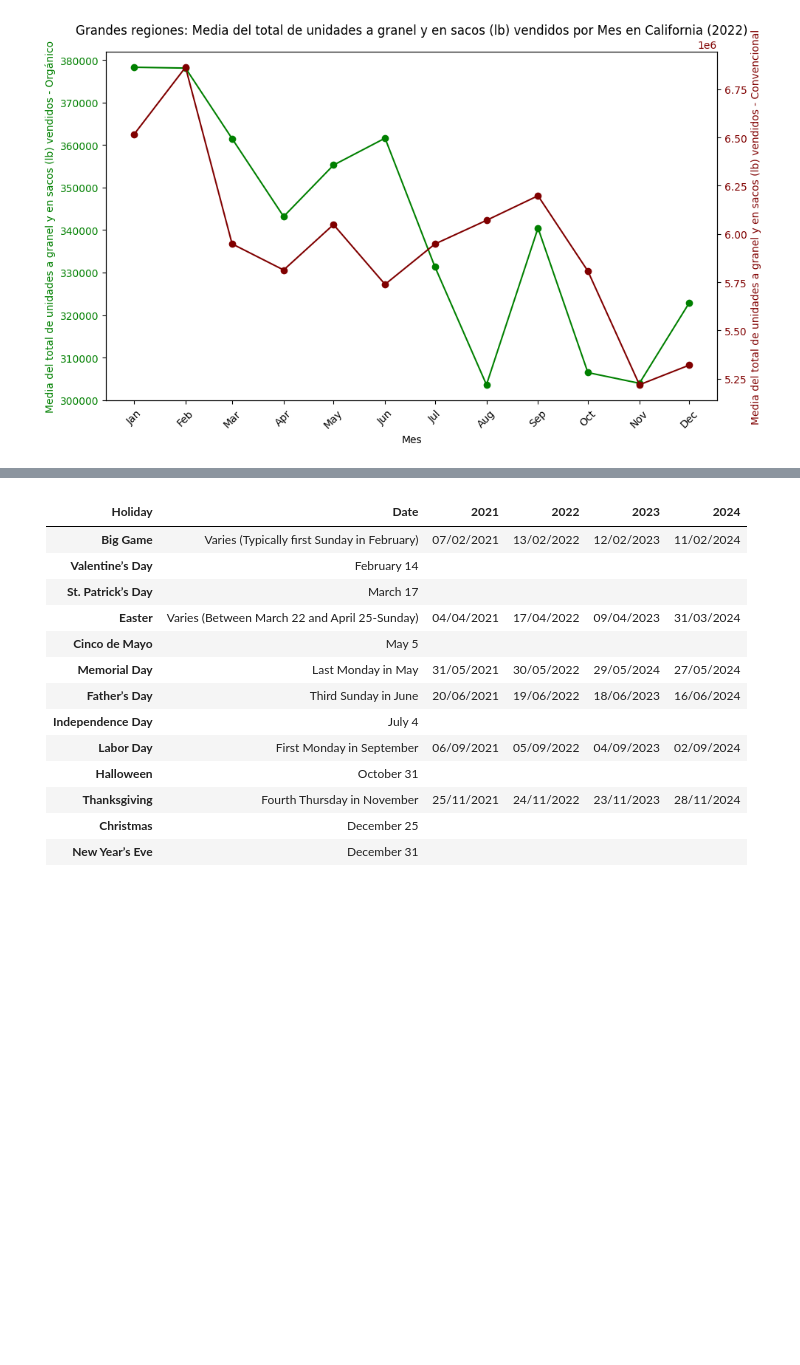
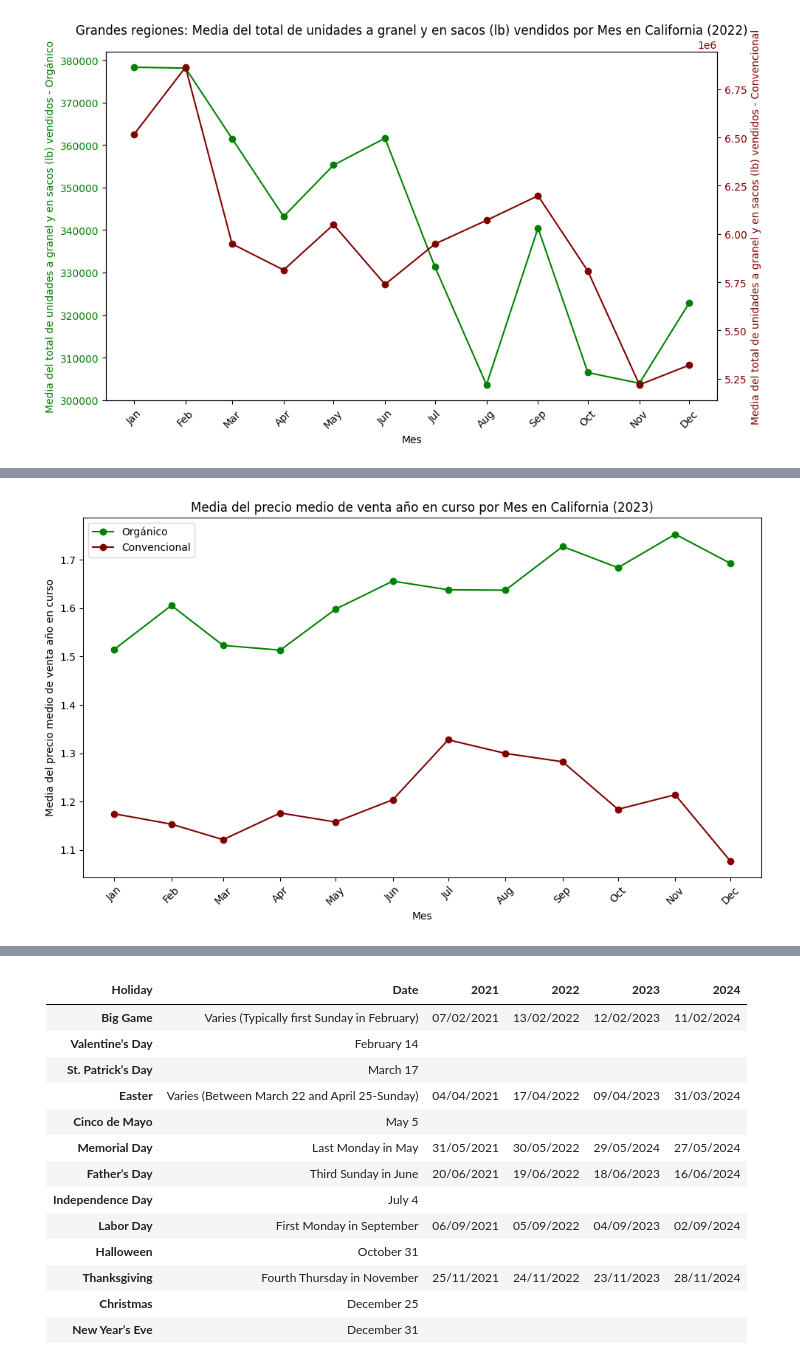
Before and after one commit to arboldeku/Avocado-2.0, a Jupyter notebook: code/exploracion_datos.ipynb, the cells around one changed output, grey strips where cells are left out. Saved outputs shown, nothing was run; the diff lists cells and outputs as text; code cells hidden in the pictures; blank space fills up the shorter version.

```diff
--- a/code/exploracion_datos.ipynb
+++ b/code/exploracion_datos.ipynb
@@ -335,0 +415,25 @@ plt.show()
+# %%
+month_mean_california_organic_2023 = month_mean_california_organic[month_mean_california_organic.index.year == 2023]
+month_mean_california_conventional_2023 = month_mean_california_conventional[month_mean_california_conventional.index.year == 2023]
+
+fig, ax = plt.subplots(figsize=(10, 6))
+
+# Plot for organic
+ax.plot(month_mean_california_organic_2023.index.to_timestamp(), month_mean_california_organic_2023['ASP Current Year'], marker='o', label='Orgánico', color='g')
+# Plot for conventional
+ax.plot(month_mean_california_conventional_2023.index.to_timestamp(), month_mean_california_conventional_2023['ASP Current Year'], marker='o', label='Convencional', color='#800000')
+
+ax.set_xlabel('Mes')
+ax.set_ylabel('Media del precio medio de venta año en curso')
+ax.tick_params(axis='y')
+
+# Set x-axis to show each month
+ax.set_xticks(month_mean_california_organic_2023.index.to_timestamp())
+ax.set_xticklabels(month_mean_california_organic_2023.index.strftime('%b'), rotation=45)
+
+plt.title('Media del precio medio de venta año en curso por Mes en California (2023)')
+plt.legend()
+fig.tight_layout()
+plt.show()
+# %% [output]
+[figure, added]
```
Also changed, not shown: parts of 7 cells of this notebook, 1 other file.
